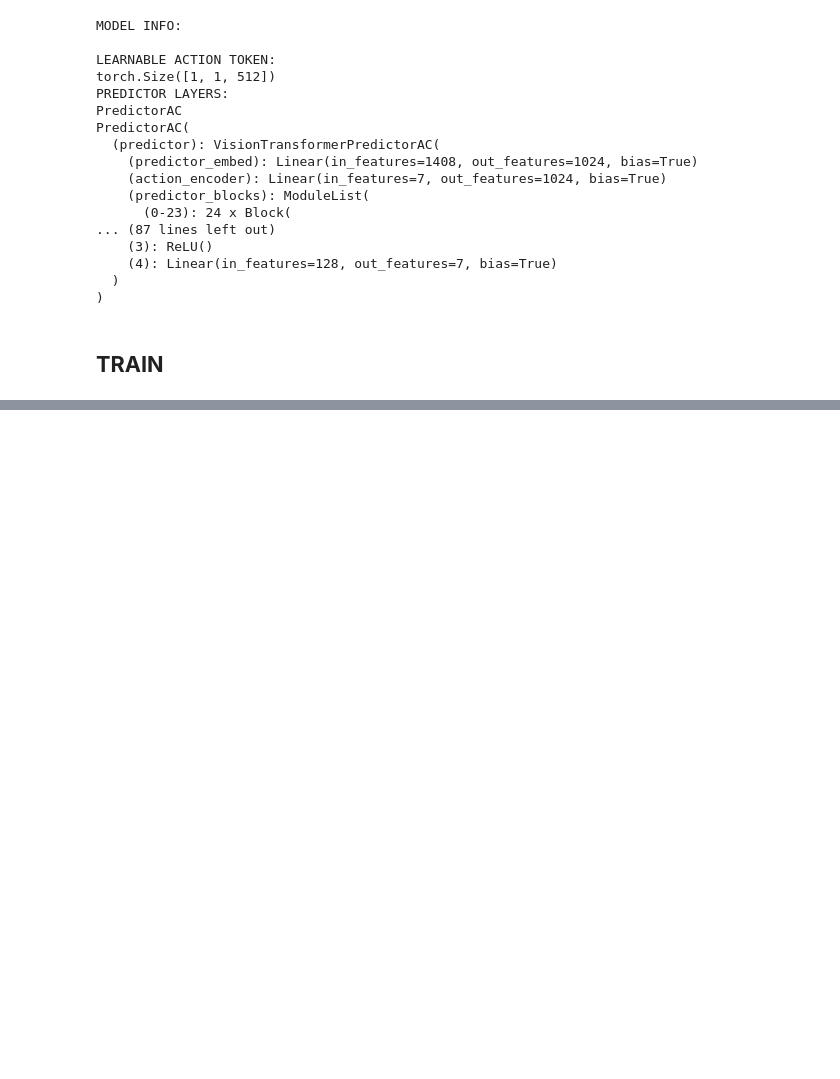
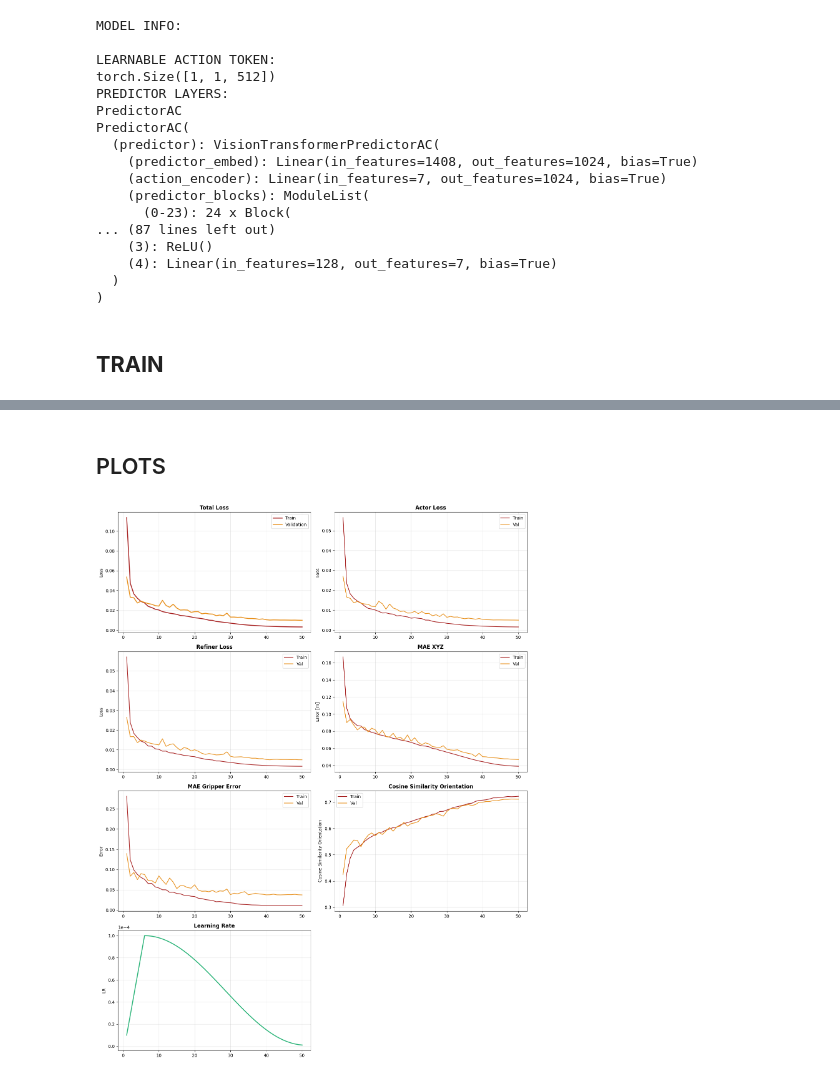
Before and after one commit to cybernetic-m/action_jepa, a Jupyter notebook: training_ActionJEPA.ipynb, the cells around one changed output, grey strips where cells are left out. Cells and saved outputs as stored; diff of their text form; code cells hidden in the pictures; blank space fills up the shorter version.

Commit message:
adding plots and modification of experiment action jepa notebook

```diff
--- a/training_ActionJEPA.ipynb
+++ b/training_ActionJEPA.ipynb
@@ -231,0 +340,70 @@ EPOCH: 1/50 - LR: 0.0001000
+# %% [markdown]
+## PLOTS
+# %%
+training_dir_path = "./results/2026_04_23__16_44"
+metrics_path = os.path.join(training_dir_path, 'metrics.csv')
+
+df = pd.read_csv(metrics_path)
+
+fig, axes = plt.subplots(nrows=4, ncols=2, figsize=(14, 18))
+axes = axes.flatten()
+plt.style.use('seaborn-v0_8-muted')
+
+c_train = "#a72222"
+c_val = "#e8911e"
+
+axes[0].plot(df['Epoch'], df['loss_train'], label='Train', linewidth=2, color=c_train)
+axes[0].plot(df['Epoch'], df['loss_val'], label='Validation', linewidth=2, color=c_val)
+axes[0].set_title('Total Loss', fontweight='bold')
+axes[0].set_ylabel('Loss')
+axes[0].grid(True, alpha=0.3)
+axes[0].legend()
+
+axes[1].plot(df['Epoch'], df['loss_actor_train'], label='Train', color=c_train)
+axes[1].plot(df['Epoch'], df['loss_actor_val'], label='Val', color=c_val)
+axes[1].set_title('Actor Loss', fontweight='bold')
+axes[1].set_ylabel('Loss')
+axes[1].grid(True, alpha=0.3)
+axes[1].legend()
+
+axes[2].plot(df['Epoch'], df['loss_refiner_train'], label='Train', color=c_train)
+axes[2].plot(df['Epoch'], df['loss_refiner_val'], label='Val', color=c_val)
+axes[2].set_title('Refiner Loss', fontweight='bold')
+axes[2].set_ylabel('Loss')
+axes[2].grid(True, alpha=0.3)
+axes[2].legend()
+
+axes[3].plot(df['Epoch'], df['mae_xyz_train'], label='Train', color=c_train)
+axes[3].plot(df['Epoch'], df['mae_xyz_val'], label='Val', color=c_val)
+axes[3].set_title('MAE XYZ', fontweight='bold')
+axes[3].set_ylabel('Error [m]')
+axes[3].grid(True, alpha=0.3)
+axes[3].legend()
+
+axes[4].plot(df['Epoch'], df['mae_gripper_train'], label='Train', color=c_train)
+axes[4].plot(df['Epoch'], df['mae_gripper_val'], label='Val', color=c_val)
+axes[4].set_title('MAE Gripper Error', fontweight='bold')
+axes[4].set_ylabel('Error')
+axes[4].grid(True, alpha=0.3)
+axes[4].legend()
+
+axes[5].plot(df['Epoch'], df['cosim_ori_train'], label='Train', color=c_train)
+axes[5].plot(df['Epoch'], df['cosim_ori_val'], label='Val', color=c_val)
+axes[5].set_title('Cosine Similarity Orientation', fontweight='bold')
+axes[5].set_ylabel('Cosine Similarity Orientation')
+axes[5].grid(True, alpha=0.3)
+axes[5].legend()
+
+axes[6].plot(df['Epoch'], df['lr_train'], color="#28b377", linewidth=2)
+axes[6].set_title('Learning Rate', fontweight='bold')
+axes[6].set_ylabel('LR')
+axes[6].grid(True, alpha=0.3)
+axes[6].ticklabel_format(style='sci', axis='y', scilimits=(0,0))
+
+fig.delaxes(axes[7])
+
+plt.tight_layout()
+plt.savefig(os.path.join(training_dir_path,'plots.png'), dpi=300)
+plt.show()
+# %% [output]
+[figure, added]
```
Also changed, not shown: parts of 4 cells of this notebook, 4 other files.
